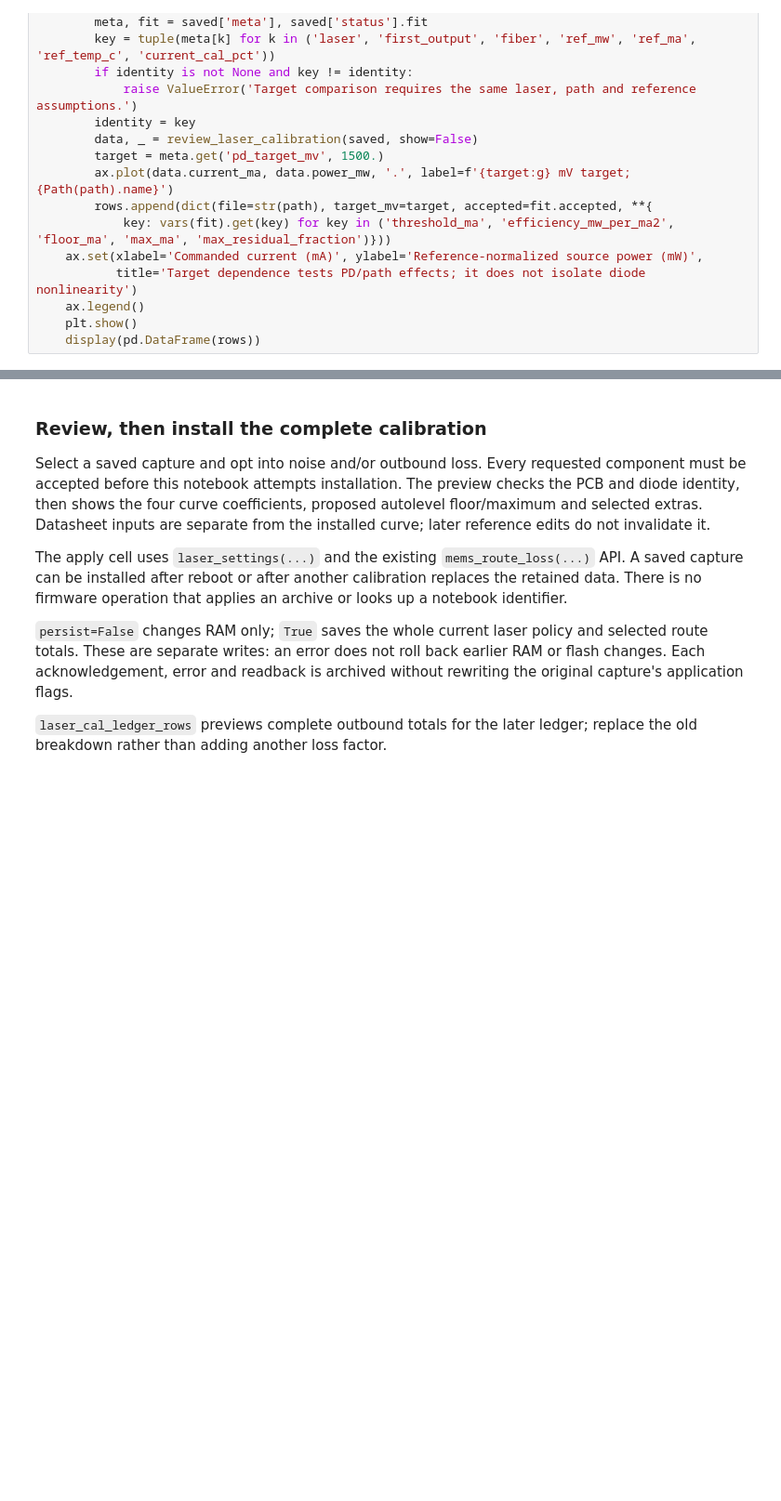
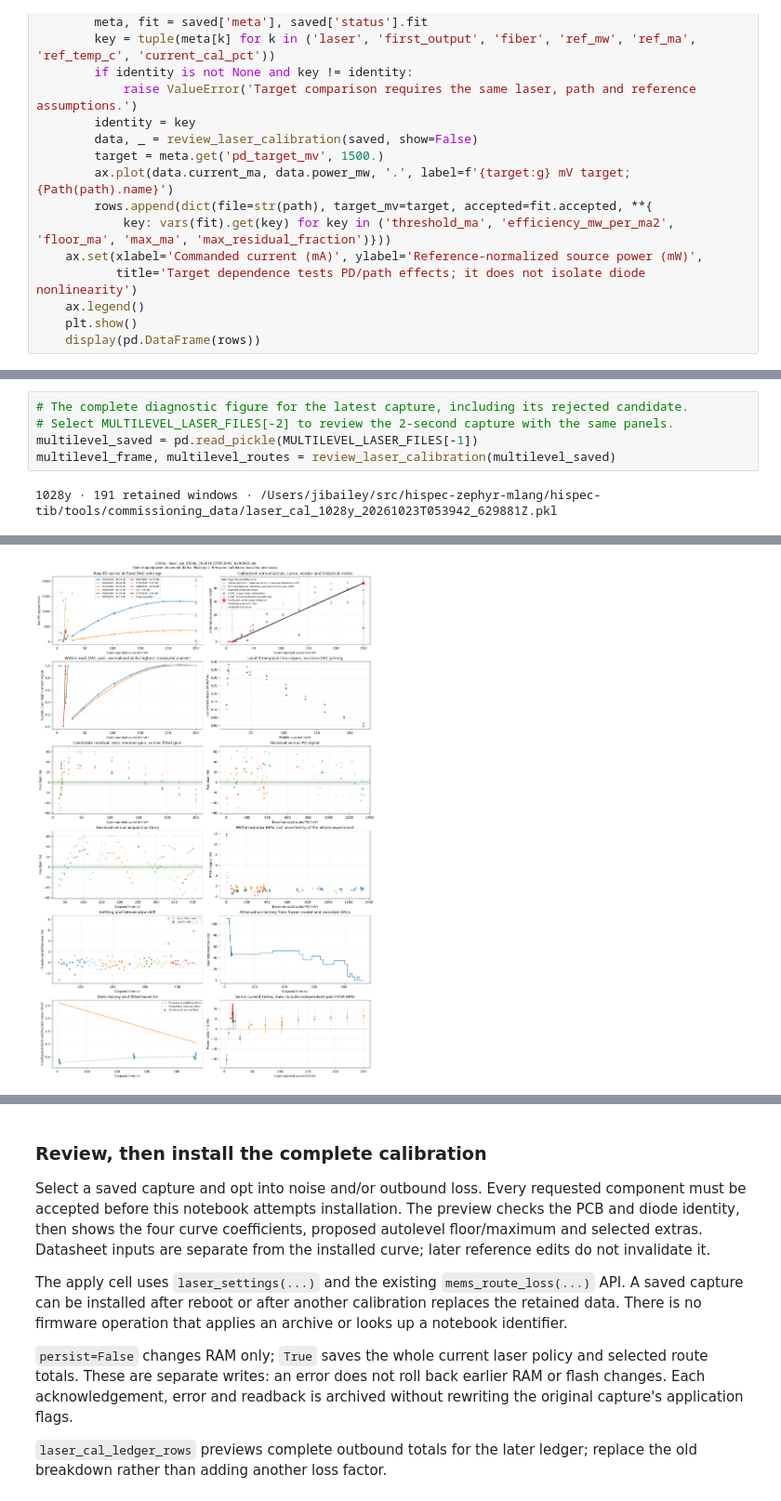
Before and after one commit to COO-Utilities/hispec-tib, a Jupyter notebook: tools/tib_pcb_commissioning.ipynb, the cells around one changed output, grey strips where cells are left out. Shown at 93% size. Cells and saved outputs as stored; diff of their text form; blank space fills up the shorter version.

```diff
--- a/tools/tib_pcb_commissioning.ipynb
+++ b/tools/tib_pcb_commissioning.ipynb
@@ -2341,0 +2660,7 @@ if LASER_CAL_TARGET_FILES:
+# %%
+# The complete diagnostic figure for the latest capture, including its rejected candidate.
+# Select MULTILEVEL_LASER_FILES[-2] to review the 2-second capture with the same panels.
+multilevel_saved = pd.read_pickle(MULTILEVEL_LASER_FILES[-1])
+multilevel_frame, multilevel_routes = review_laser_calibration(multilevel_saved)
+# %% [output]
+1028y · 191 retained windows · /Users/jibailey/src/hispec-zephyr-mlang/hispec-tib/tools/commissioning_data/laser_cal_1028y_20261023T053942_629881Z.pkl
@@ -2341,0 +2685 @@ if LASER_CAL_TARGET_FILES:
+[figure, added]
```
Also changed, not shown: parts of 11 cells of this notebook, 1 other file.
